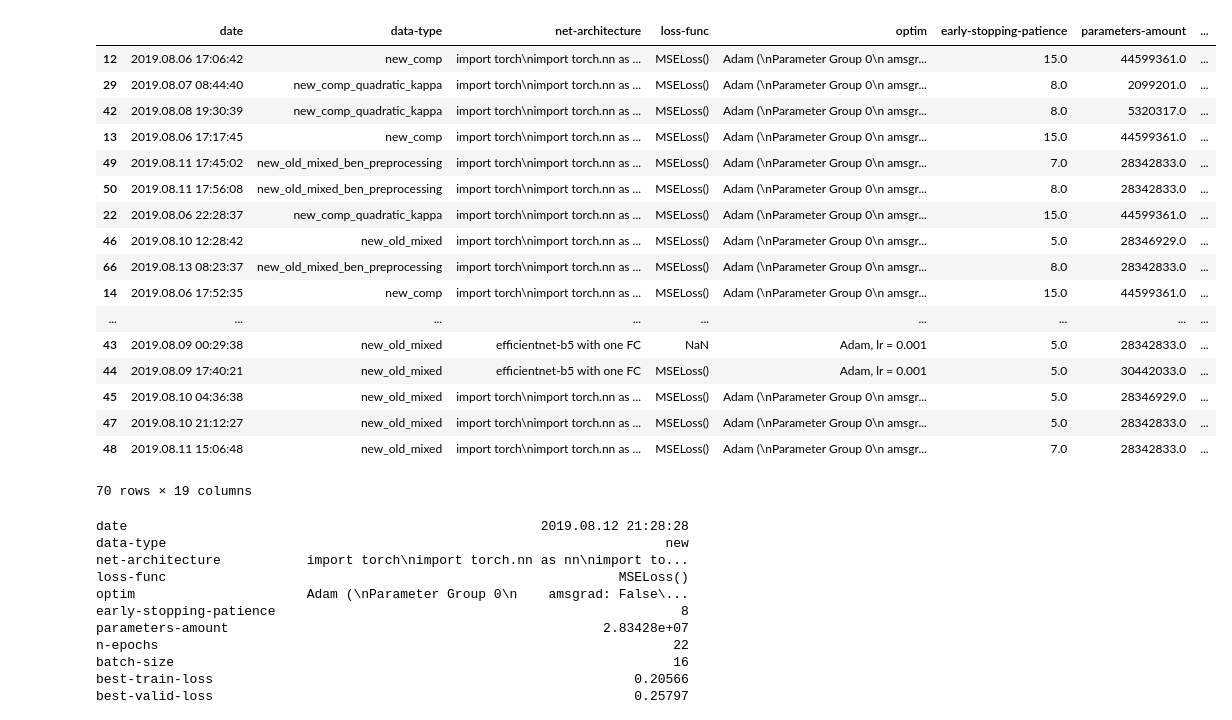
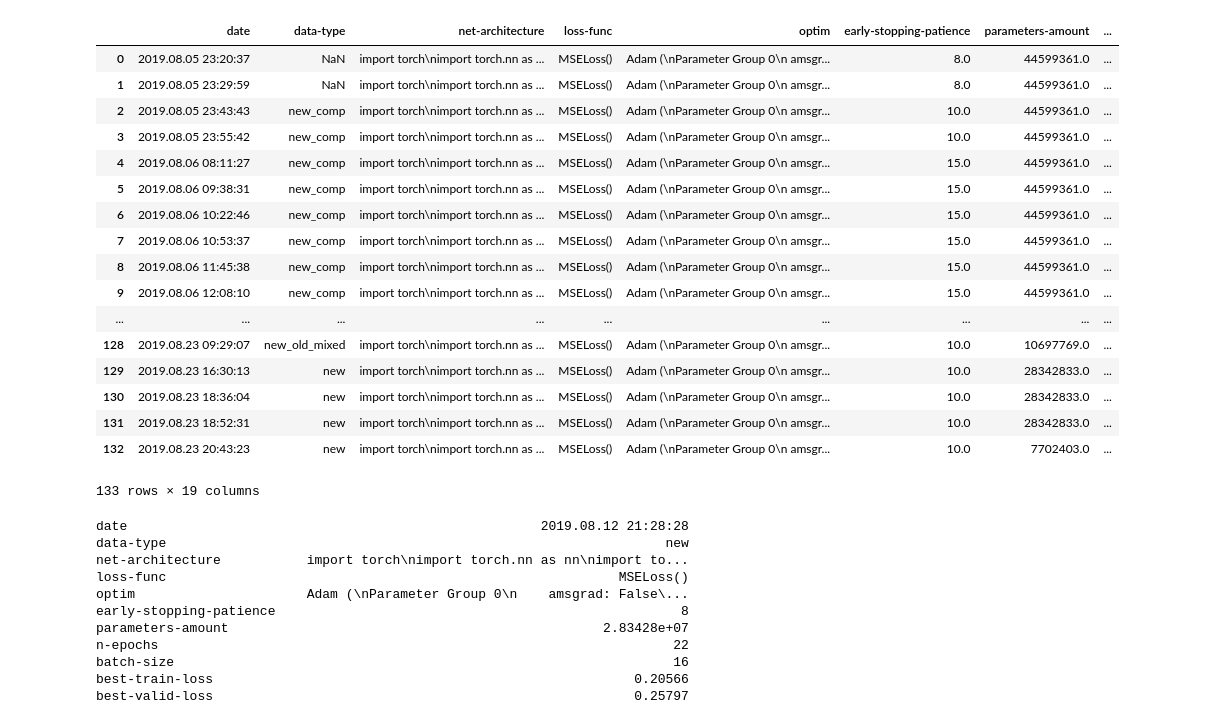
Before and after one commit to paniquex/APTOS-2019-Blindness-Detection-kaggle, a Jupyter notebook: logger_test.ipynb, the cells around one changed output. Drawn from its saved outputs; the diff is of its cells as text; code cells hidden in the pictures.

```diff
--- a/logger_test.ipynb
+++ b/logger_test.ipynb
@@ -30,26 +30,26 @@ def show_diff(text, n_text):
             raise RuntimeError("unexpected opcode")
     return ''.join(output)
 # %%
-loggerDf.logsFile.sort_values(by='best-kappa')
+loggerDf.logsFile
 # %% [output]
 |  | date | data-type | net-architecture | loss-func | optim | early-stopping-patience | parameters-amount | ... |
-| 12 | 2019.08.06 17:06:42 | new_comp | import torch\nimport torch.nn as ... | MSELoss() | Adam (\nParameter Group 0\n amsgr... | 15.0 | 44599361.0 | ... |
-| 29 | 2019.08.07 08:44:40 | new_comp_quadratic_kappa | import torch\nimport torch.nn as ... | MSELoss() | Adam (\nParameter Group 0\n amsgr... | 8.0 | 2099201.0 | ... |
-| 42 | 2019.08.08 19:30:39 | new_comp_quadratic_kappa | import torch\nimport torch.nn as ... | MSELoss() | Adam (\nParameter Group 0\n amsgr... | 8.0 | 5320317.0 | ... |
-| 13 | 2019.08.06 17:17:45 | new_comp | import torch\nimport torch.nn as ... | MSELoss() | Adam (\nParameter Group 0\n amsgr... | 15.0 | 44599361.0 | ... |
-| 49 | 2019.08.11 17:45:02 | new_old_mixed_ben_preprocessing | import torch\nimport torch.nn as ... | MSELoss() | Adam (\nParameter Group 0\n amsgr... | 7.0 | 28342833.0 | ... |
-| 50 | 2019.08.11 17:56:08 | new_old_mixed_ben_preprocessing | import torch\nimport torch.nn as ... | MSELoss() | Adam (\nParameter Group 0\n amsgr... | 8.0 | 28342833.0 | ... |
-| 22 | 2019.08.06 22:28:37 | new_comp_quadratic_kappa | import torch\nimport torch.nn as ... | MSELoss() | Adam (\nParameter Group 0\n amsgr... | 15.0 | 44599361.0 | ... |
-| 46 | 2019.08.10 12:28:42 | new_old_mixed | import torch\nimport torch.nn as ... | MSELoss() | Adam (\nParameter Group 0\n amsgr... | 5.0 | 28346929.0 | ... |
-| 66 | 2019.08.13 08:23:37 | new_old_mixed_ben_preprocessing | import torch\nimport torch.nn as ... | MSELoss() | Adam (\nParameter Group 0\n amsgr... | 8.0 | 28342833.0 | ... |
-| 14 | 2019.08.06 17:52:35 | new_comp | import torch\nimport torch.nn as ... | MSELoss() | Adam (\nParameter Group 0\n amsgr... | 15.0 | 44599361.0 | ... |
+| 0 | 2019.08.05 23:20:37 | NaN | import torch\nimport torch.nn as ... | MSELoss() | Adam (\nParameter Group 0\n amsgr... | 8.0 | 44599361.0 | ... |
+| 1 | 2019.08.05 23:29:59 | NaN | import torch\nimport torch.nn as ... | MSELoss() | Adam (\nParameter Group 0\n amsgr... | 8.0 | 44599361.0 | ... |
+| 2 | 2019.08.05 23:43:43 | new_comp | import torch\nimport torch.nn as ... | MSELoss() | Adam (\nParameter Group 0\n amsgr... | 10.0 | 44599361.0 | ... |
+| 3 | 2019.08.05 23:55:42 | new_comp | import torch\nimport torch.nn as ... | MSELoss() | Adam (\nParameter Group 0\n amsgr... | 10.0 | 44599361.0 | ... |
+| 4 | 2019.08.06 08:11:27 | new_comp | import torch\nimport torch.nn as ... | MSELoss() | Adam (\nParameter Group 0\n amsgr... | 15.0 | 44599361.0 | ... |
+| 5 | 2019.08.06 09:38:31 | new_comp | import torch\nimport torch.nn as ... | MSELoss() | Adam (\nParameter Group 0\n amsgr... | 15.0 | 44599361.0 | ... |
+| 6 | 2019.08.06 10:22:46 | new_comp | import torch\nimport torch.nn as ... | MSELoss() | Adam (\nParameter Group 0\n amsgr... | 15.0 | 44599361.0 | ... |
+| 7 | 2019.08.06 10:53:37 | new_comp | import torch\nimport torch.nn as ... | MSELoss() | Adam (\nParameter Group 0\n amsgr... | 15.0 | 44599361.0 | ... |
+| 8 | 2019.08.06 11:45:38 | new_comp | import torch\nimport torch.nn as ... | MSELoss() | Adam (\nParameter Group 0\n amsgr... | 15.0 | 44599361.0 | ... |
+| 9 | 2019.08.06 12:08:10 | new_comp | import torch\nimport torch.nn as ... | MSELoss() | Adam (\nParameter Group 0\n amsgr... | 15.0 | 44599361.0 | ... |
 | ... | ... | ... | ... | ... | ... | ... | ... | ... |
-| 43 | 2019.08.09 00:29:38 | new_old_mixed | efficientnet-b5 with one FC | NaN | Adam, lr = 0.001 | 5.0 | 28342833.0 | ... |
-| 44 | 2019.08.09 17:40:21 | new_old_mixed | efficientnet-b5 with one FC | MSELoss() | Adam, lr = 0.001 | 5.0 | 30442033.0 | ... |
-| 45 | 2019.08.10 04:36:38 | new_old_mixed | import torch\nimport torch.nn as ... | MSELoss() | Adam (\nParameter Group 0\n amsgr... | 5.0 | 28346929.0 | ... |
-| 47 | 2019.08.10 21:12:27 | new_old_mixed | import torch\nimport torch.nn as ... | MSELoss() | Adam (\nParameter Group 0\n amsgr... | 5.0 | 28342833.0 | ... |
-| 48 | 2019.08.11 15:06:48 | new_old_mixed | import torch\nimport torch.nn as ... | MSELoss() | Adam (\nParameter Group 0\n amsgr... | 7.0 | 28342833.0 | ... |
+| 128 | 2019.08.23 09:29:07 | new_old_mixed | import torch\nimport torch.nn as ... | MSELoss() | Adam (\nParameter Group 0\n amsgr... | 10.0 | 10697769.0 | ... |
+| 129 | 2019.08.23 16:30:13 | new | import torch\nimport torch.nn as ... | MSELoss() | Adam (\nParameter Group 0\n amsgr... | 10.0 | 28342833.0 | ... |
+| 130 | 2019.08.23 18:36:04 | new | import torch\nimport torch.nn as ... | MSELoss() | Adam (\nParameter Group 0\n amsgr... | 10.0 | 28342833.0 | ... |
+| 131 | 2019.08.23 18:52:31 | new | import torch\nimport torch.nn as ... | MSELoss() | Adam (\nParameter Group 0\n amsgr... | 10.0 | 28342833.0 | ... |
+| 132 | 2019.08.23 20:43:23 | new | import torch\nimport torch.nn as ... | MSELoss() | Adam (\nParameter Group 0\n amsgr... | 10.0 | 7702403.0 | ... |
-70 rows × 19 columns
+133 rows × 19 columns
 # %%
 loggerDf.logsFile.loc[63]
 # %% [output]
```
Also changed, not shown: 4 other files.
